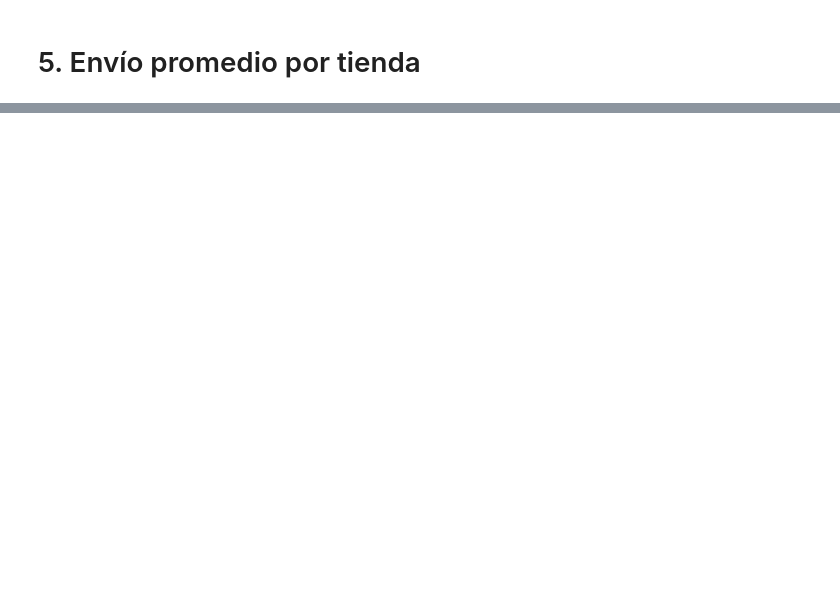
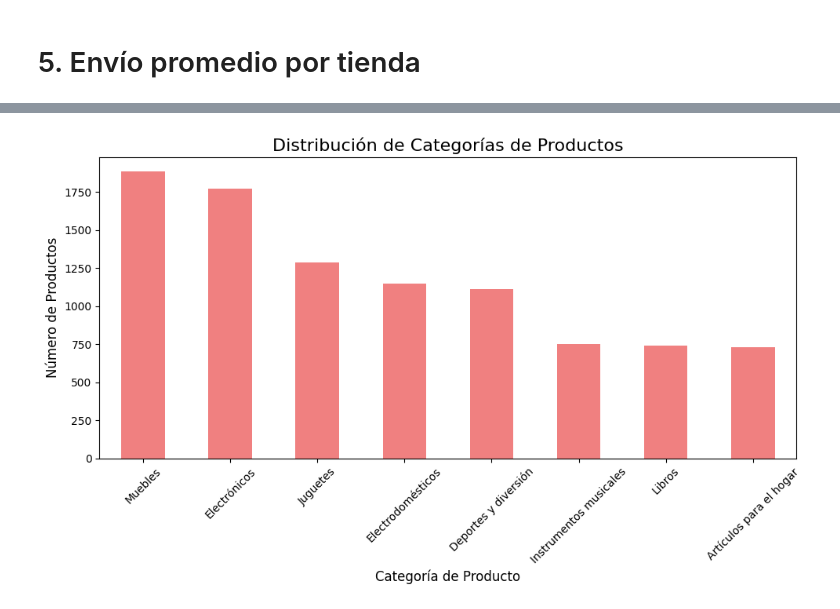
Before and after one commit to darcygith/Challenge_2, a Jupyter notebook: AluraStoreLatam.ipynb, the cells around one changed output, grey strips where cells are left out. Cells and saved outputs as stored; diff of their text form; code cells hidden in the pictures; blank space fills up the shorter version.

```diff
--- a/AluraStoreLatam.ipynb
+++ b/AluraStoreLatam.ipynb
@@ -181,0 +278,17 @@ plt.show()
+# %%
+# Agrupar por categoría de producto y contar la cantidad de productos en cada categoría
+categoria_counts = tiendas['Categoría del Producto'].value_counts()
+
+# Gráfico de barras para la distribución de categorías de productos
+plt.figure(figsize=(10, 6))
+categoria_counts.plot(kind='bar', color='lightcoral')
+
+plt.title('Distribución de Categorías de Productos', fontsize=16)
+plt.xlabel('Categoría de Producto', fontsize=12)
+plt.ylabel('Número de Productos', fontsize=12)
+plt.xticks(rotation=45)
+plt.tight_layout()
+
+plt.show()
+# %% [output]
+[figure, added]
```
Also changed, not shown: parts of 6 cells of this notebook.
